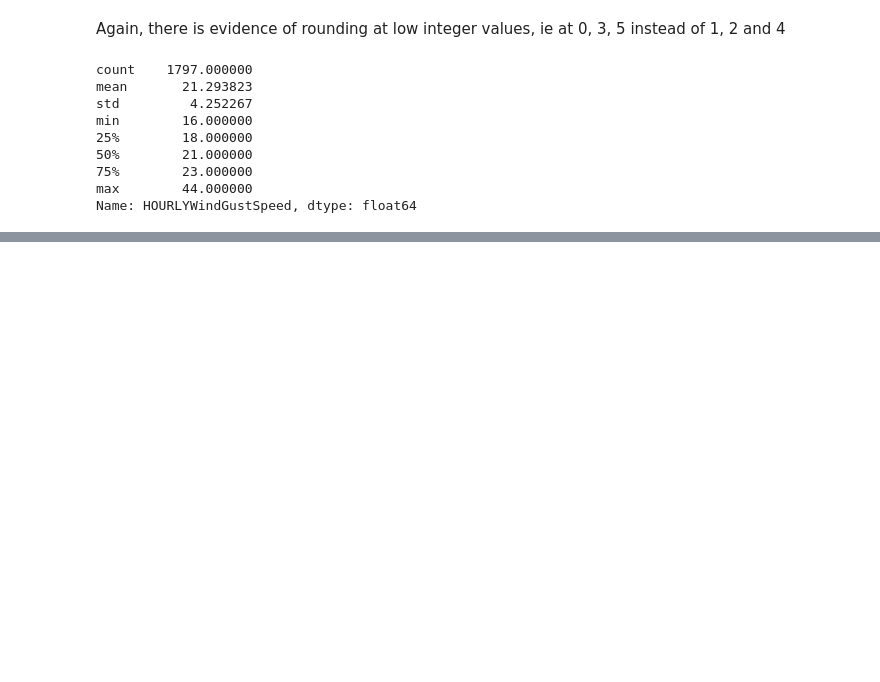
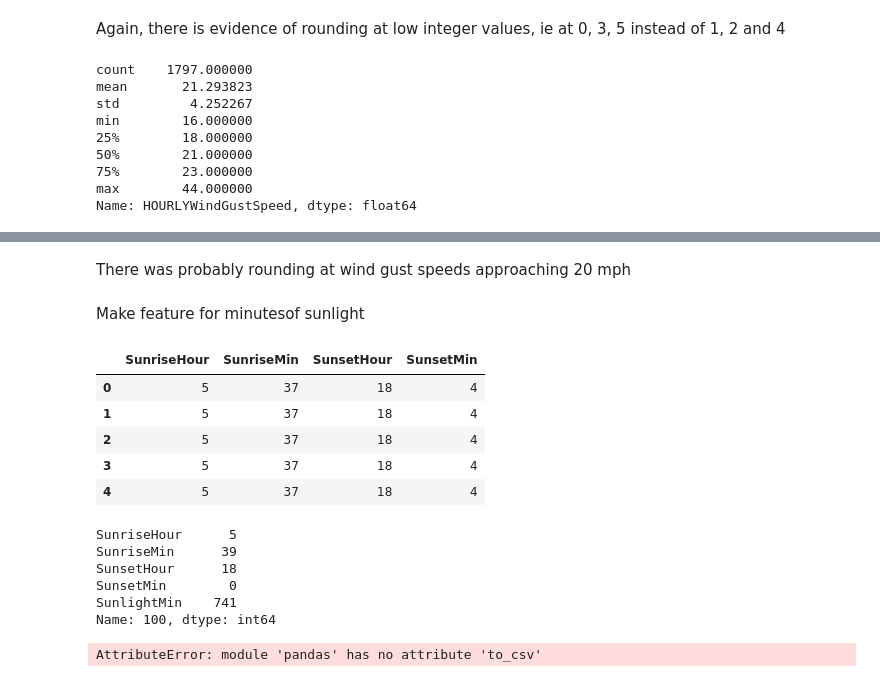
Before and after one commit to Ecboxer/weatherData, a Jupyter notebook: notebooks/explore.ipynb, the cells around one changed output, grey strips where cells are left out. Saved outputs shown, nothing was run; the diff lists cells and outputs as text; code cells hidden in the pictures; blank space fills up the shorter version.

```diff
--- a/notebooks/explore.ipynb
+++ b/notebooks/explore.ipynb
@@ -548,0 +562,13 @@ axs.hist(df_skinny['HOURLYWindGustSpeed'][df_skinny['HOURLYWindGustSpeed'].isna(
+# %% [markdown]
+There was probably rounding at wind gust speeds approaching 20 mph
+# %% [markdown]
+Make feature for minutesof sunlight
+# %%
+df_skinny[['SunriseHour', 'SunriseMin', 'SunsetHour', 'SunsetMin']].head()
+# %% [output]
+|  | SunriseHour | SunriseMin | SunsetHour | SunsetMin |
+| 0 | 5 | 37 | 18 | 4 |
+| 1 | 5 | 37 | 18 | 4 |
+| 2 | 5 | 37 | 18 | 4 |
+| 3 | 5 | 37 | 18 | 4 |
+| 4 | 5 | 37 | 18 | 4 |
@@ -549,3 +577,17 @@ axs.hist(df_skinny['HOURLYWindGustSpeed'][df_skinny['HOURLYWindGustSpeed'].isna(
+# %%
+df_skinny[['SunriseHour', 'SunriseMin', 'SunsetHour', 'SunsetMin', 'SunlightMin']].iloc[100]
+# Spot checking the results
+# %% [output]
+SunriseHour      5
+SunriseMin      39
+SunsetHour      18
+SunsetMin        0
+SunlightMin    741
+Name: 100, dtype: int64
+# %%
+pd.to_csv('../resources/weatherData.csv')
+# %% [output]
+AttributeError: module 'pandas' has no attribute 'to_csv'
 # %%
 df_skinny.columns
 # %% [output]
```
Also changed, not shown: parts of 3 cells of this notebook.
